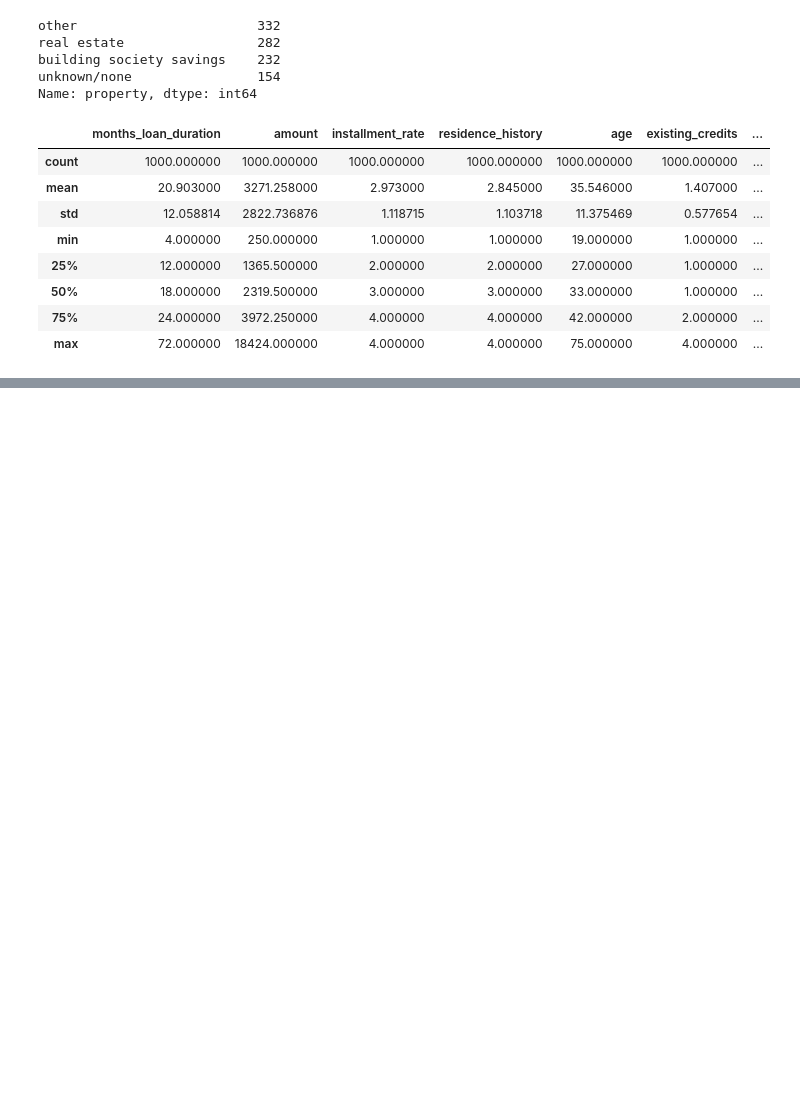
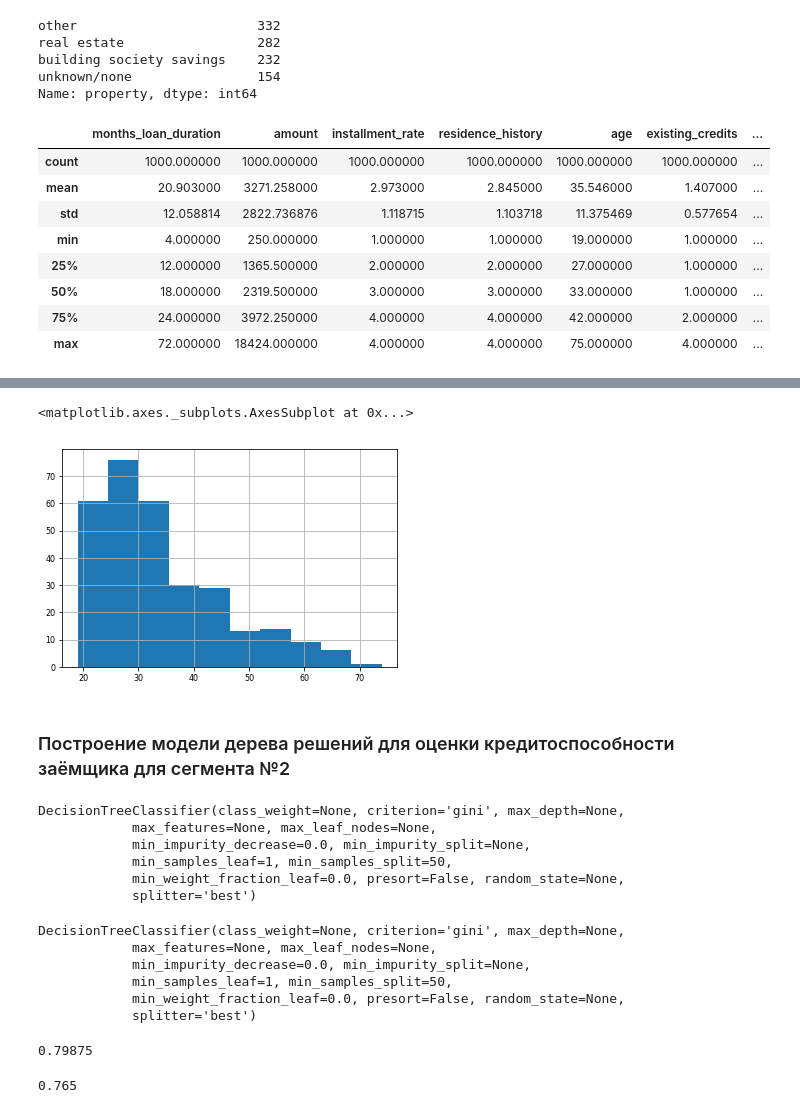
Before and after one commit to ademyanchuk/data_analys_labs, a Jupyter notebook: Lab3.ipynb, the cells around one changed output, grey strips where cells are left out. Drawn from its saved outputs; the diff is of its cells as text; code cells hidden in the pictures; blank space fills up the shorter version.

```diff
--- a/Lab3.ipynb
+++ b/Lab3.ipynb
@@ -131,0 +358,7 @@ credits.describe()
+# %%
+credits.loc[credits.default == 1, 'age'].hist()
+# %% [output]
+<matplotlib.axes._subplots.AxesSubplot at 0x...>
+[figure, added]
+# %% [markdown]
+### Построение модели дерева решений для оценки кредитоспособности заёмщика для сегмента №2
@@ -131,0 +370,28 @@ credits.describe()
+# %%
+tree.fit(X_train, y_train)
+# %% [output]
+DecisionTreeClassifier(class_weight=None, criterion='gini', max_depth=None,
+            max_features=None, max_leaf_nodes=None,
+            min_impurity_decrease=0.0, min_impurity_split=None,
+            min_samples_leaf=1, min_samples_split=50,
+            min_weight_fraction_leaf=0.0, presort=False, random_state=None,
+            splitter='best')
+# %%
+tree = DecisionTreeClassifier(min_samples_split=50)
+
+tree.fit(X_train, y_train)
+# %% [output]
+DecisionTreeClassifier(class_weight=None, criterion='gini', max_depth=None,
+            max_features=None, max_leaf_nodes=None,
+            min_impurity_decrease=0.0, min_impurity_split=None,
+            min_samples_leaf=1, min_samples_split=50,
+            min_weight_fraction_leaf=0.0, presort=False, random_state=None,
+            splitter='best')
+# %%
+tree.score(X_train, y_train)
+# %% [output]
+0.79875
+# %%
+tree.score(X_valid, y_valid)
+# %% [output]
+0.765
```
Also changed, not shown: parts of 65 cells of this notebook.
